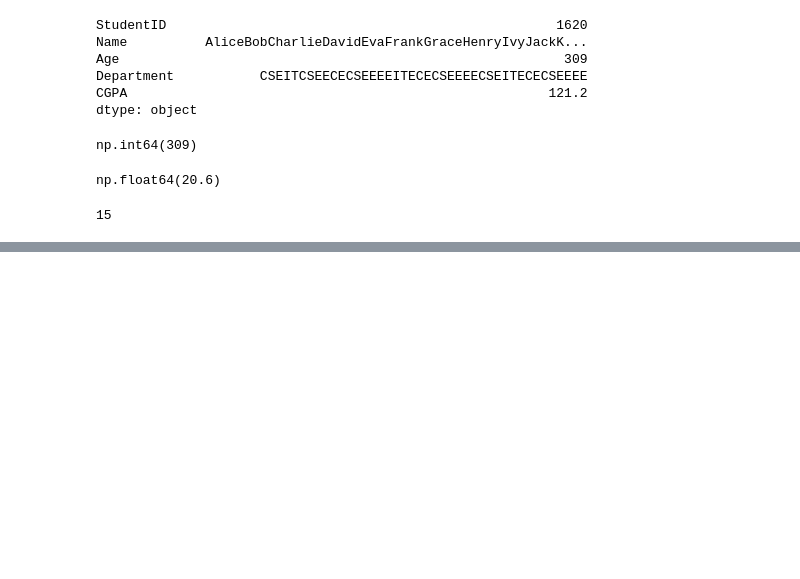
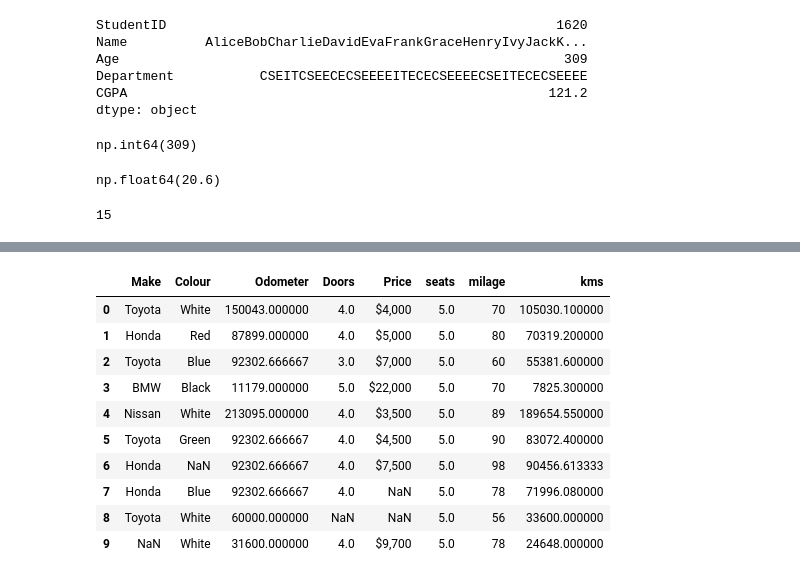
Before and after one commit to chaitu25127/Pandas-notebook, a Jupyter notebook: Pandas-notebook.ipynb, the cells around one changed output, grey strips where cells are left out. Saved outputs shown, nothing was run; the diff lists cells and outputs as text; code cells hidden in the pictures; blank space fills up the shorter version.

```diff
--- a/Pandas-notebook.ipynb
+++ b/Pandas-notebook.ipynb
@@ -157,0 +384,4 @@ len(students)
+# %%
+# Dropna -> drops the row if it contains null values
+car_missing.dropna(inplace=True)
+car_missing
@@ -157,0 +410,5 @@ len(students)
+# %%
+seats= pd.Series([5,5,5,5,5])
+# adding new column
+car_missing["seats"]= seats
+car_missing
@@ -157,0 +427,5 @@ len(students)
+# %%
+# -> filling the missing values
+car_missing["seats"]=car_missing["seats"].fillna(5)
+car_missing.fillna({"seats":5},inplace=True)
+car_missing
@@ -157,0 +444,5 @@ len(students)
+# %%
+# column from python list
+milage=[70,80,60,70,89,90,98,78,56,78]
+car_missing["milage"] = milage
+car_missing
@@ -157,0 +461,16 @@ len(students)
+# %%
+# deriving a column from existing col
+car_missing["kms"]=car_missing["Odometer"]/100 * car_missing["milage"]
+car_missing
+# %% [output]
+|  | Make | Colour | Odometer | Doors | Price | seats | milage | kms |
+| 0 | Toyota | White | 150043.000000 | 4.0 | $4,000 | 5.0 | 70 | 105030.100000 |
+| 1 | Honda | Red | 87899.000000 | 4.0 | $5,000 | 5.0 | 80 | 70319.200000 |
+| 2 | Toyota | Blue | 92302.666667 | 3.0 | $7,000 | 5.0 | 60 | 55381.600000 |
+| 3 | BMW | Black | 11179.000000 | 5.0 | $22,000 | 5.0 | 70 | 7825.300000 |
+| 4 | Nissan | White | 213095.000000 | 4.0 | $3,500 | 5.0 | 89 | 189654.550000 |
+| 5 | Toyota | Green | 92302.666667 | 4.0 | $4,500 | 5.0 | 90 | 83072.400000 |
+| 6 | Honda | NaN | 92302.666667 | 4.0 | $7,500 | 5.0 | 98 | 90456.613333 |
+| 7 | Honda | Blue | 92302.666667 | 4.0 | NaN | 5.0 | 78 | 71996.080000 |
+| 8 | Toyota | White | 60000.000000 | NaN | NaN | 5.0 | 56 | 33600.000000 |
+| 9 | NaN | White | 31600.000000 | 4.0 | $9,700 | 5.0 | 78 | 24648.000000 |
```
Also changed, not shown: parts of 38 cells of this notebook.
